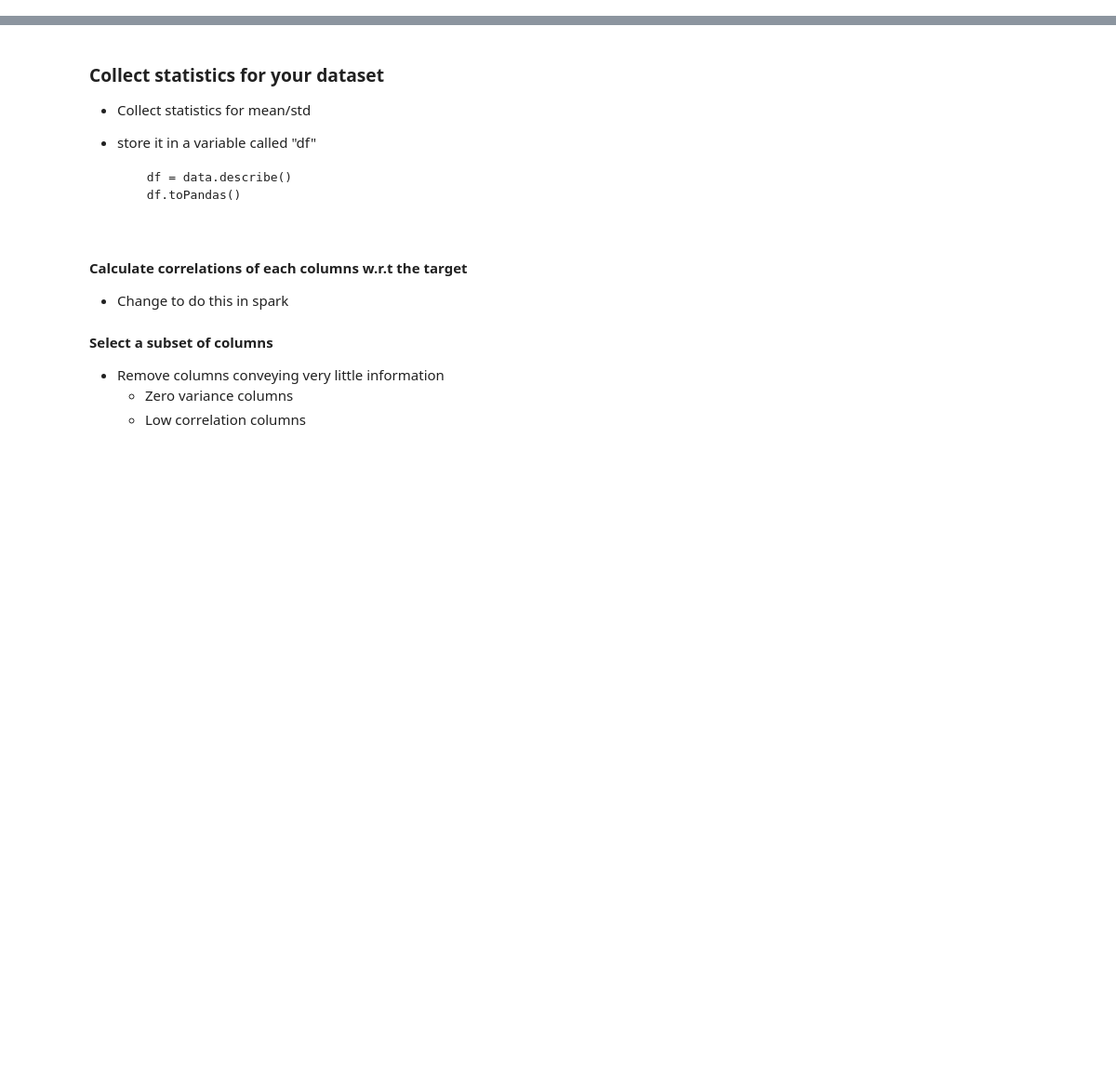
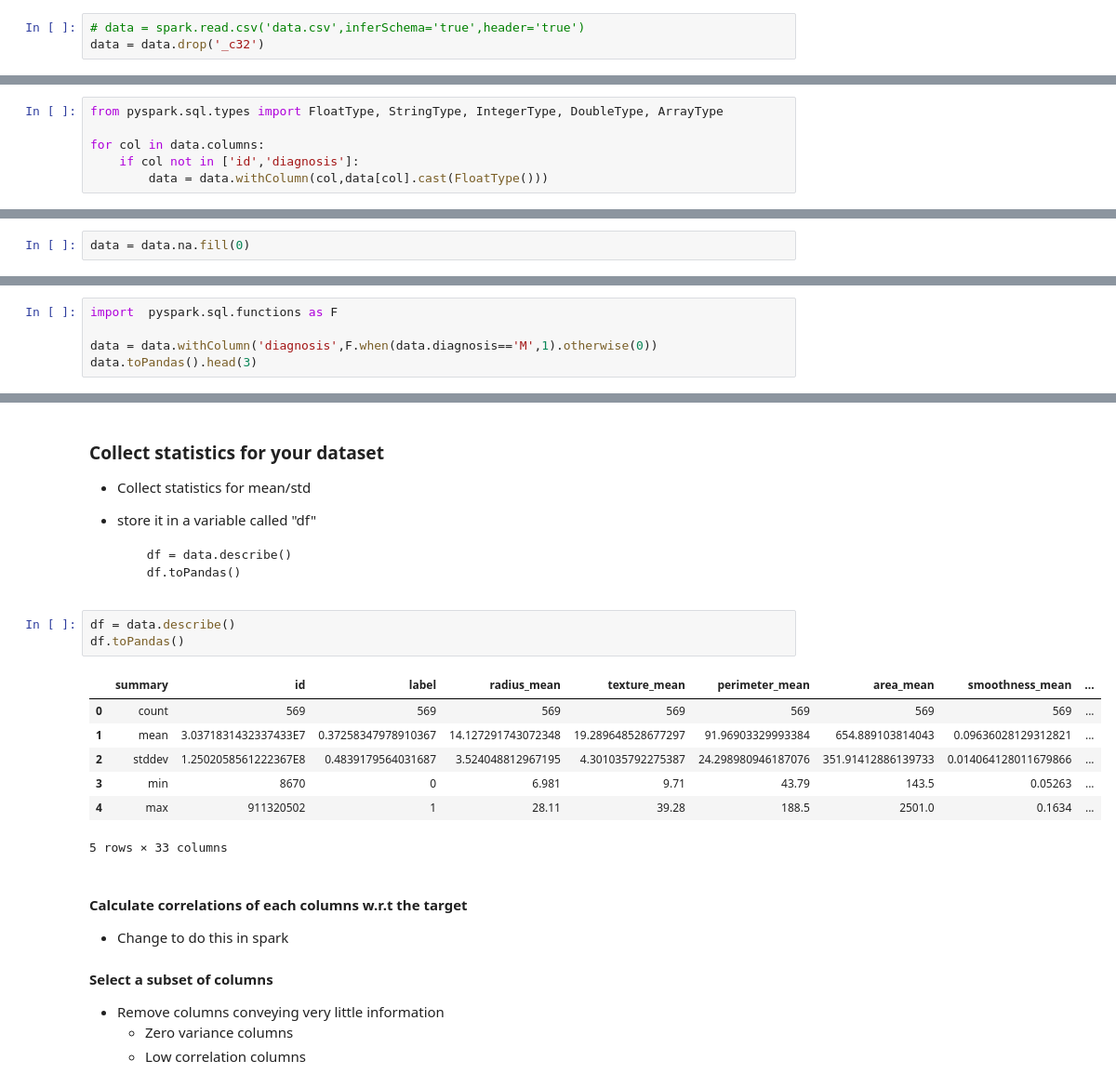
Before and after one commit to joshishwetha/dsx-spark, a Jupyter notebook: Lab 3 - Machine Learning Student.ipynb, the cells around one changed output, grey strips where cells are left out. Shown: that part at 93% size. Cells and saved outputs as stored; diff of their text form; blank space fills up the shorter version.

```diff
--- a/Lab 3 - Machine Learning Student.ipynb
+++ b/Lab 3 - Machine Learning Student.ipynb
@@ -41,6 +54,9 @@ Requirement already satisfied: seaborn in /gpfs/global_fs01/sym_shared/YPProdSpa
 #### copy and paste the following code
     data = spark.read.csv('data.csv',inferSchema='true',header='true')
     data = data.drop('_c32')
+# %%
+# data = spark.read.csv('data.csv',inferSchema='true',header='true')
+data = data.drop('_c32')
 # %% [markdown]
 ## Data Exploration ###
 # %% [markdown]
@@ -65,9 +109,17 @@ data.dtypes
     for col in data.columns:
         if col not in ['id','diagnosis']:
             data = data.withColumn(col,data[col].cast(FloatType()))
+# %%
+from pyspark.sql.types import FloatType, StringType, IntegerType, DoubleType, ArrayType
+
+for col in data.columns:
+    if col not in ['id','diagnosis']:
+        data = data.withColumn(col,data[col].cast(FloatType()))
 # %% [markdown]
 #### Replace null values with 0
     data = data.na.fill(0)
+# %%
+data = data.na.fill(0)
 # %% [markdown]
 ### SQL
 
@@ -113,3 +176,8 @@ data.dtypes
 
     data = data.withColumn('diagnosis',F.when(data.diagnosis=='M',1).otherwise(0))
     data.toPandas().head(3)
+# %%
+import  pyspark.sql.functions as F
+
+data = data.withColumn('diagnosis',F.when(data.diagnosis=='M',1).otherwise(0))
+data.toPandas().head(3)
@@ -171,6 +275,17 @@ def count_labels(row):
 
         df = data.describe()
         df.toPandas()
+# %%
+df = data.describe()
+df.toPandas()
+# %% [output]
+|  | summary | id | label | radius_mean | texture_mean | perimeter_mean | area_mean | smoothness_mean | ... |
+| 0 | count | 569 | 569 | 569 | 569 | 569 | 569 | 569 | ... |
+| 1 | mean | 3.0371831432337433E7 | 0.37258347978910367 | 14.127291743072348 | 19.289648528677297 | 91.96903329993384 | 654.889103814043 | 0.09636028129312821 | ... |
+| 2 | stddev | 1.2502058561222367E8 | 0.4839179564031687 | 3.524048812967195 | 4.301035792275387 | 24.298980946187076 | 351.91412886139733 | 0.014064128011679866 | ... |
+| 3 | min | 8670 | 0 | 6.981 | 9.71 | 43.79 | 143.5 | 0.05263 | ... |
+| 4 | max | 911320502 | 1 | 28.11 | 39.28 | 188.5 | 2501.0 | 0.1634 | ... |
+5 rows × 33 columns
 # %% [markdown]
 #### Calculate correlations of each columns w.r.t the target
 - Change to do this in spark
```
Also changed, not shown: parts of 41 cells of this notebook.
